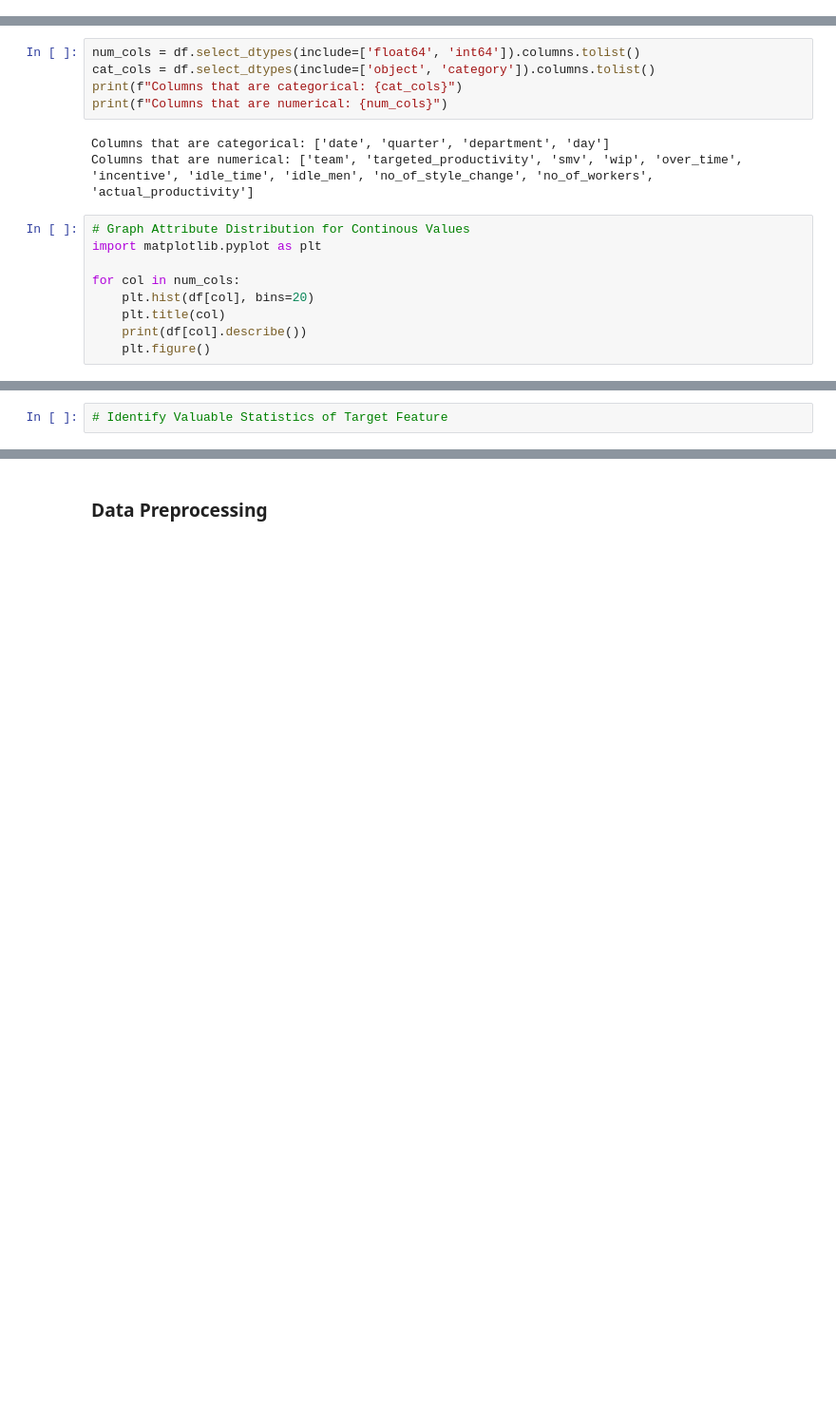
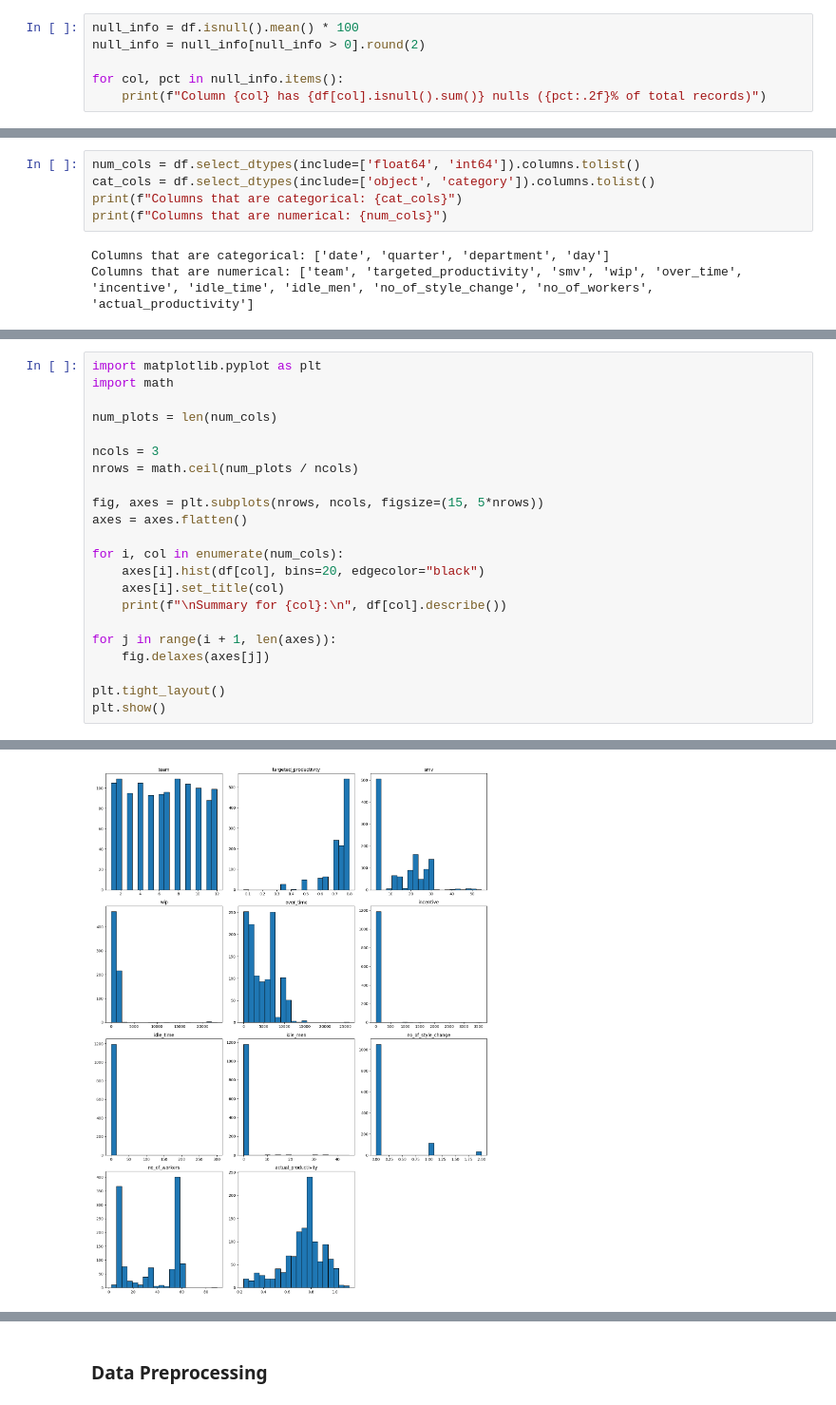
Before and after one commit to vaipos/CS4372_HW1, a Jupyter notebook: MainCode.ipynb, the cells around one changed output, grey strips where cells are left out. Shown at 95% size. Drawn from its saved outputs; the diff is of its cells as text; blank space fills up the shorter version.

```diff
--- a/MainCode.ipynb
+++ b/MainCode.ipynb
@@ -58,0 +55,6 @@ Column with null vals: ['wip']
+# %%
+null_info = df.isnull().mean() * 100
+null_info = null_info[null_info > 0].round(2)
+
+for col, pct in null_info.items():
+    print(f"Column {col} has {df[col].isnull().sum()} nulls ({pct:.2f}% of total records)")
@@ -64,12 +68,3 @@ print(f"Columns that are numerical: {num_cols}")
 # %% [output]
 Columns that are categorical: ['date', 'quarter', 'department', 'day']
 Columns that are numerical: ['team', 'targeted_productivity', 'smv', 'wip', 'over_time', 'incentive', 'idle_time', 'idle_men', 'no_of_style_change', 'no_of_workers', 'actual_productivity']
-# %%
-# Graph Attribute Distribution for Continous Values
-import matplotlib.pyplot as plt
-
-for col in num_cols:
-    plt.hist(df[col], bins=20)
-    plt.title(col)
-    print(df[col].describe())
-    plt.figure()
@@ -106,2 +71,23 @@ Name: actual_productivity, dtype: float64
-# %%
-# Identify Valuable Statistics of Target Feature
+# %%
+import matplotlib.pyplot as plt
+import math
+
+num_plots = len(num_cols)
+
+ncols = 3
+nrows = math.ceil(num_plots / ncols)
+
+fig, axes = plt.subplots(nrows, ncols, figsize=(15, 5*nrows))
+axes = axes.flatten()
+
+for i, col in enumerate(num_cols):
+    axes[i].hist(df[col], bins=20, edgecolor="black")
+    axes[i].set_title(col)
+    print(f"\nSummary for {col}:\n", df[col].describe())
+
+for j in range(i + 1, len(axes)):
+    fig.delaxes(axes[j])
+
+plt.tight_layout()
+plt.show()
+# %% [output]
@@ -107,0 +111 @@ Name: actual_productivity, dtype: float64
+[figure, added]
```
Also changed, not shown: parts of 21 cells of this notebook, 5 other files.
